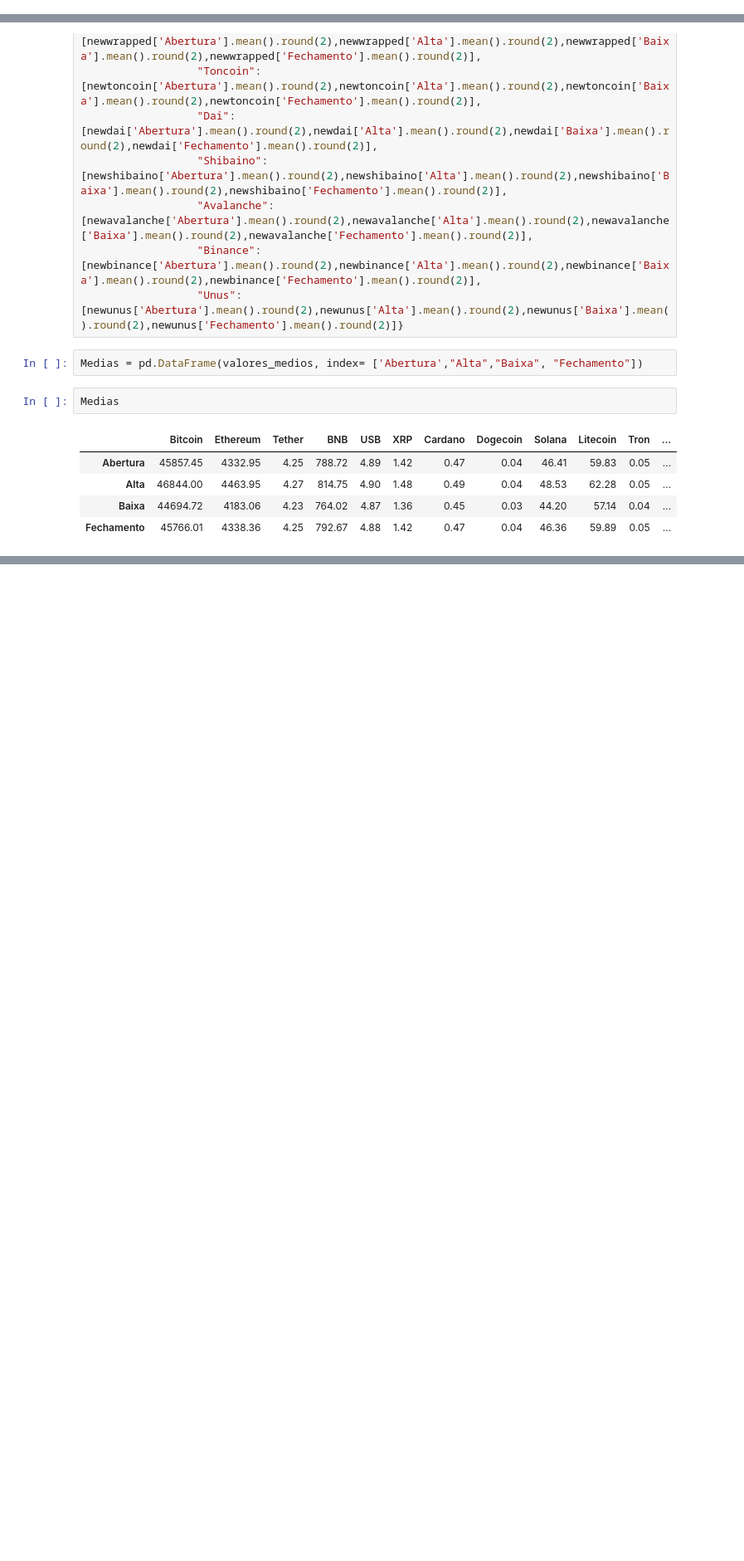
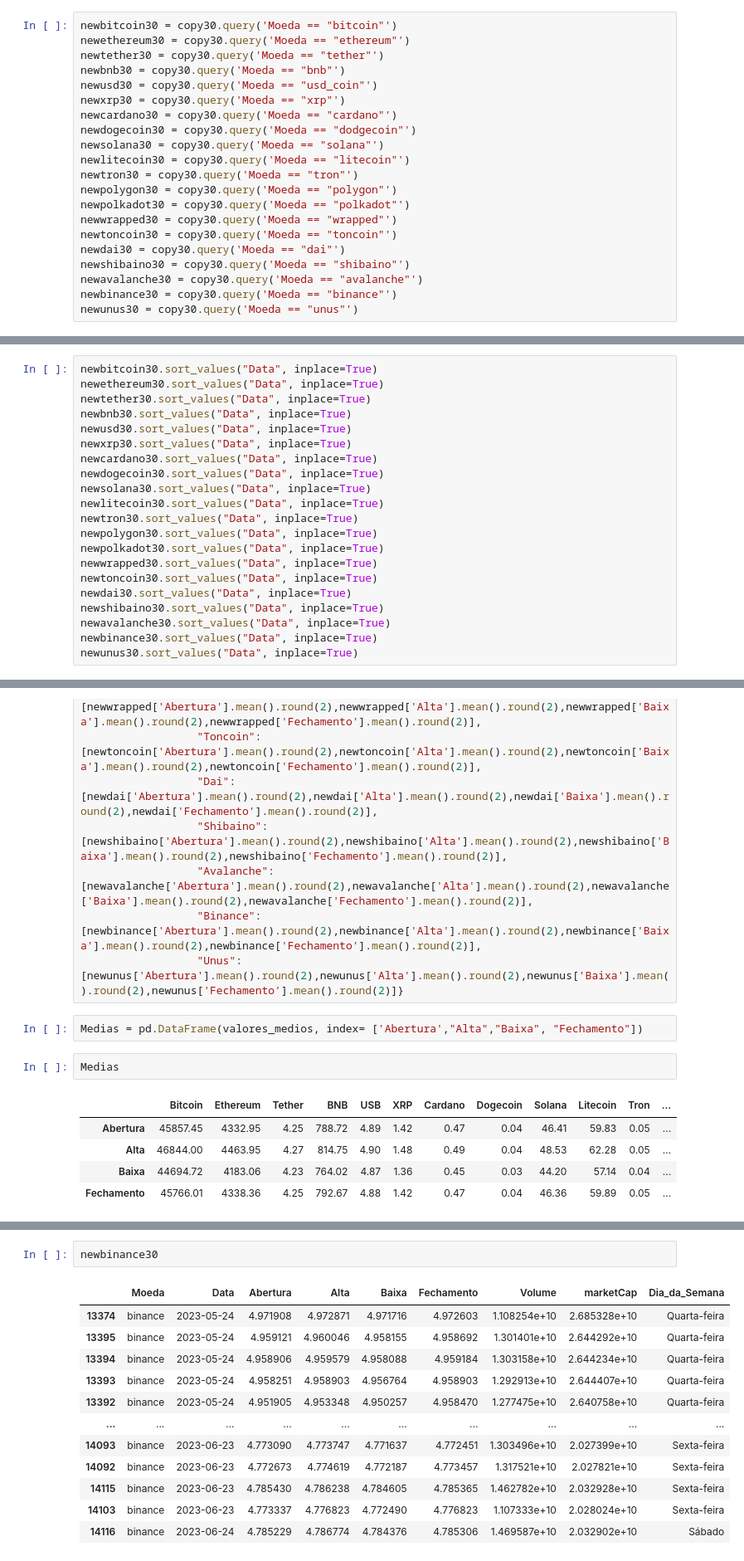
Before and after one commit to CassioRibeiro/ProjetoFinal, a Jupyter notebook: [M5]_Projeto_Final.ipynb, the cells around one changed output, grey strips where cells are left out. Shown at 83% size. Cells and saved outputs as stored; diff of their text form; blank space fills up the shorter version.

```diff
--- a/[M5]_Projeto_Final.ipynb
+++ b/[M5]_Projeto_Final.ipynb
@@ -165,3 +179,24 @@ See the caveats in the documentation: https://pandas.pydata.org/pandas-docs/stab
+# %%
+newbitcoin30 = copy30.query('Moeda == "bitcoin"')
+newethereum30 = copy30.query('Moeda == "ethereum"')
+newtether30 = copy30.query('Moeda == "tether"')
+newbnb30 = copy30.query('Moeda == "bnb"')
+newusd30 = copy30.query('Moeda == "usd_coin"')
+newxrp30 = copy30.query('Moeda == "xrp"')
+newcardano30 = copy30.query('Moeda == "cardano"')
+newdogecoin30 = copy30.query('Moeda == "dodgecoin"')
+newsolana30 = copy30.query('Moeda == "solana"')
+newlitecoin30 = copy30.query('Moeda == "litecoin"')
+newtron30 = copy30.query('Moeda == "tron"')
+newpolygon30 = copy30.query('Moeda == "polygon"')
+newpolkadot30 = copy30.query('Moeda == "polkadot"')
+newwrapped30 = copy30.query('Moeda == "wrapped"')
+newtoncoin30 = copy30.query('Moeda == "toncoin"')
+newdai30 = copy30.query('Moeda == "dai"')
+newshibaino30 = copy30.query('Moeda == "shibaino"')
+newavalanche30 = copy30.query('Moeda == "avalanche"')
+newbinance30 = copy30.query('Moeda == "binance"')
+newunus30 = copy30.query('Moeda == "unus"')
 # %%
 newbitcoin.sort_values("Data", inplace=True)
 newethereum.sort_values("Data", inplace=True)
@@ -203,0 +221,21 @@ See the caveats in the documentation: https://pandas.pydata.org/pandas-docs/stab
+# %%
+newbitcoin30.sort_values("Data", inplace=True)
+newethereum30.sort_values("Data", inplace=True)
+newtether30.sort_values("Data", inplace=True)
+newbnb30.sort_values("Data", inplace=True)
+newusd30.sort_values("Data", inplace=True)
+newxrp30.sort_values("Data", inplace=True)
+newcardano30.sort_values("Data", inplace=True)
+newdogecoin30.sort_values("Data", inplace=True)
+newsolana30.sort_values("Data", inplace=True)
+newlitecoin30.sort_values("Data", inplace=True)
+newtron30.sort_values("Data", inplace=True)
+newpolygon30.sort_values("Data", inplace=True)
+newpolkadot30.sort_values("Data", inplace=True)
+newwrapped30.sort_values("Data", inplace=True)
+newtoncoin30.sort_values("Data", inplace=True)
+newdai30.sort_values("Data", inplace=True)
+newshibaino30.sort_values("Data", inplace=True)
+newavalanche30.sort_values("Data", inplace=True)
+newbinance30.sort_values("Data", inplace=True)
+newunus30.sort_values("Data", inplace=True)
@@ -270,0 +377,15 @@ Medias.T
+# %%
+newbinance30
+# %% [output]
+|  | Moeda | Data | Abertura | Alta | Baixa | Fechamento | Volume | marketCap | Dia_da_Semana |
+| 13374 | binance | 2023-05-24 | 4.971908 | 4.972871 | 4.971716 | 4.972603 | 1.108254e+10 | 2.685328e+10 | Quarta-feira |
+| 13395 | binance | 2023-05-24 | 4.959121 | 4.960046 | 4.958155 | 4.958692 | 1.301401e+10 | 2.644292e+10 | Quarta-feira |
+| 13394 | binance | 2023-05-24 | 4.958906 | 4.959579 | 4.958088 | 4.959184 | 1.303158e+10 | 2.644234e+10 | Quarta-feira |
+| 13393 | binance | 2023-05-24 | 4.958251 | 4.958903 | 4.956764 | 4.958903 | 1.292913e+10 | 2.644407e+10 | Quarta-feira |
+| 13392 | binance | 2023-05-24 | 4.951905 | 4.953348 | 4.950257 | 4.958470 | 1.277475e+10 | 2.640758e+10 | Quarta-feira |
+| ... | ... | ... | ... | ... | ... | ... | ... | ... | ... |
+| 14093 | binance | 2023-06-23 | 4.773090 | 4.773747 | 4.771637 | 4.772451 | 1.303496e+10 | 2.027399e+10 | Sexta-feira |
+| 14092 | binance | 2023-06-23 | 4.772673 | 4.774619 | 4.772187 | 4.773457 | 1.317521e+10 | 2.027821e+10 | Sexta-feira |
+| 14115 | binance | 2023-06-23 | 4.785430 | 4.786238 | 4.784605 | 4.785365 | 1.462782e+10 | 2.032928e+10 | Sexta-feira |
+| 14103 | binance | 2023-06-23 | 4.773337 | 4.776823 | 4.772490 | 4.776823 | 1.107333e+10 | 2.028024e+10 | Sexta-feira |
+| 14116 | binance | 2023-06-24 | 4.785229 | 4.786774 | 4.784376 | 4.785306 | 1.469587e+10 | 2.032902e+10 | Sábado |
```
Also changed, not shown: parts of 37 cells of this notebook.
